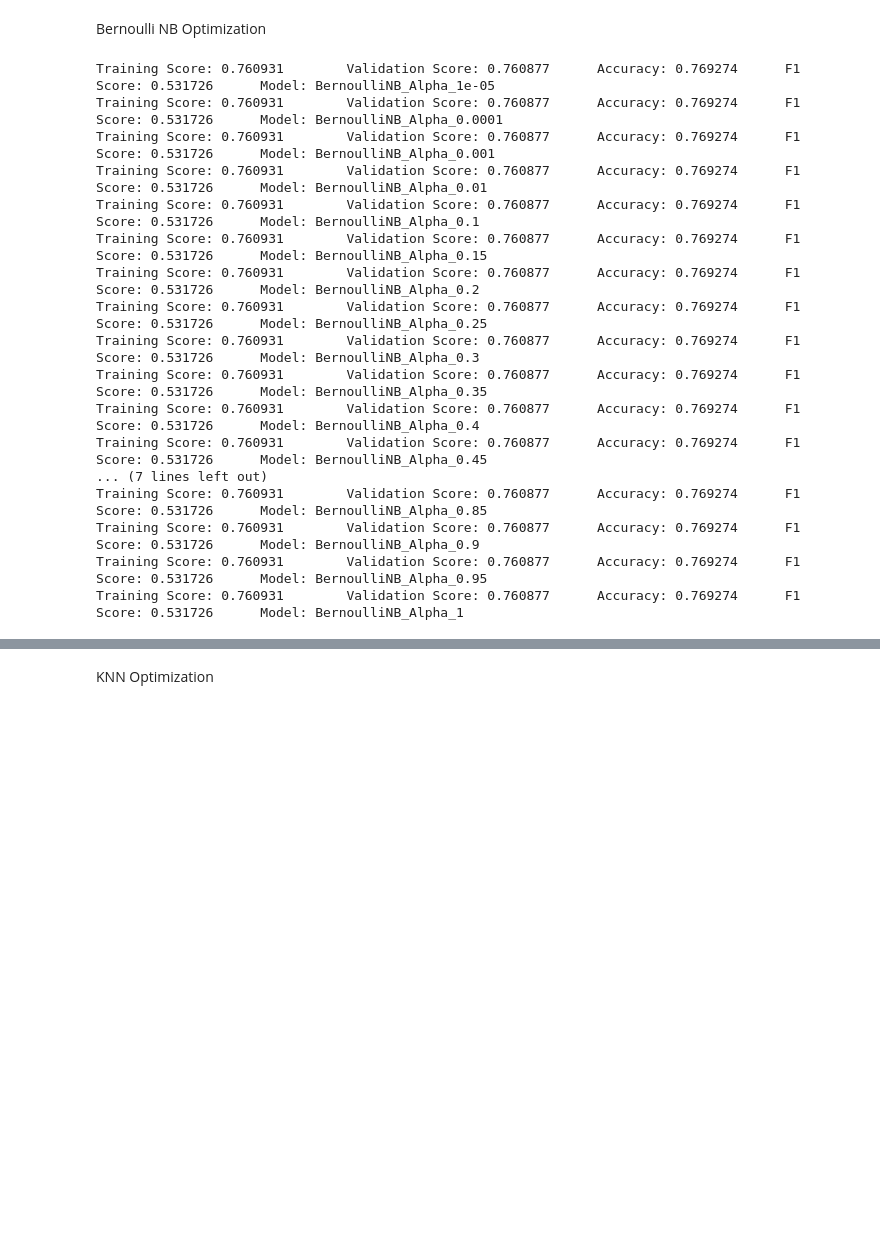
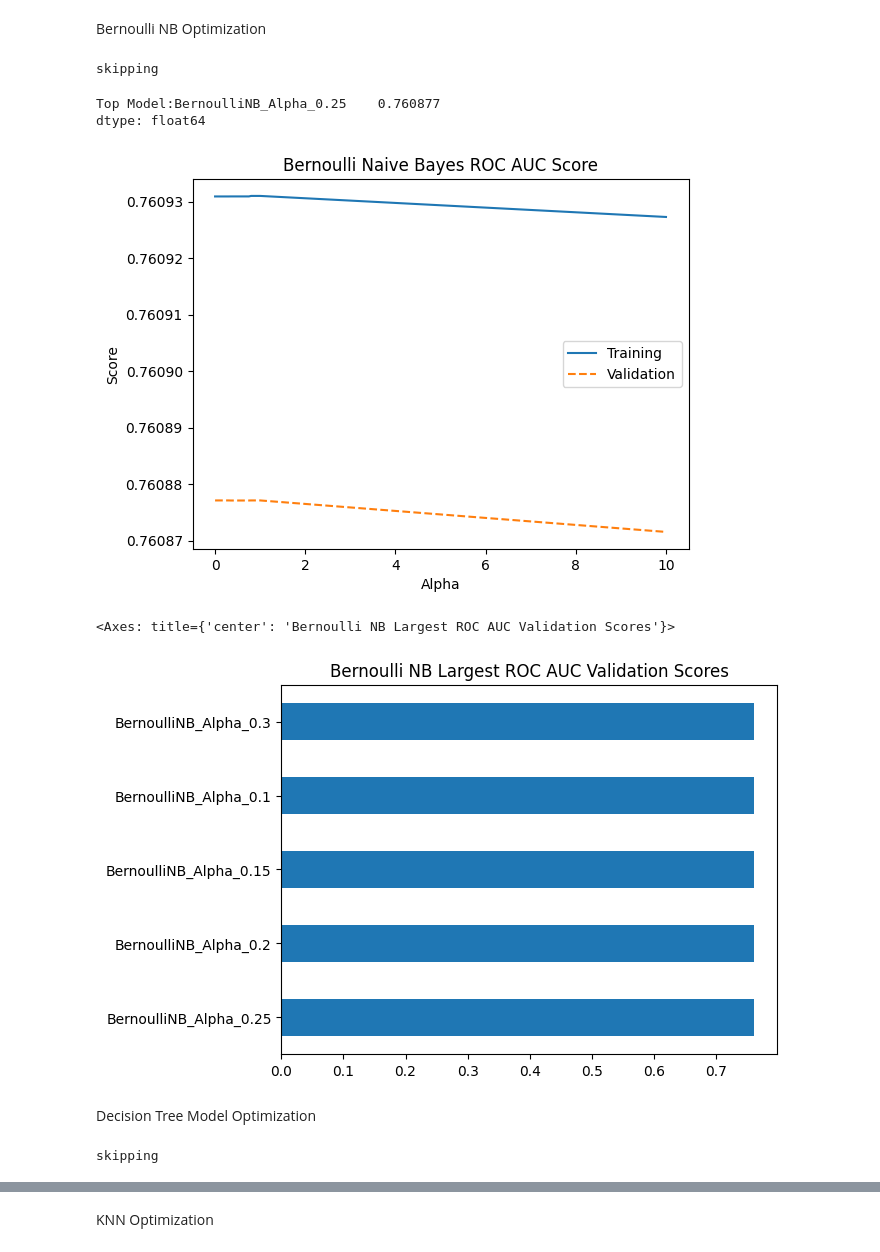
Before and after one commit to dlangdon1/Software-Defects-classification-Detection-, a Jupyter notebook: Program_Defects_Binary_Classification_Project_Hyper_Parameter_Optimization_V1.ipynb, the cells around one changed output, grey strips where cells are left out. Drawn from its saved outputs; the diff is of its cells as text; code cells hidden in the pictures; blank space fills up the shorter version.

```diff
--- a/Program_Defects_Binary_Classification_Project_Hyper_Parameter_Optimization_V1.ipynb
+++ b/Program_Defects_Binary_Classification_Project_Hyper_Parameter_Optimization_V1.ipynb
@@ -416,32 +422,69 @@ Training Score: 0.767159        Validation Score: 0.767144      Accuracy: 0.8006
 # %% [markdown]
 Bernoulli NB Optimization
 # %%
+%%script echo skipping
 BNB = []
-a = [.00001,.0001,.001,.01,.1,.15,.2,.25,.3,.35,.4,.45,.5,.55,.6,.65,.7,.75,.8,.85,.9,.95,1]
+a = [.00001,.0001,.001,.01,.1,.15,.2,.25,.3,.35,.4,.45,.5,.55,.6,.65,.7,.75,.8,.85,.9,.95,1,10]
+
+BNBTrainScores,BNBValScores,BNBAccuracyScores,BNBF1Scores = pd.DataFrame(),pd.DataFrame(),pd.DataFrame(),pd.DataFrame()
+
 for i in range(len(a)):
     BNB.append(('BernoulliNB_Alpha_'+str(a[i]), BernoulliNB(alpha=a[i])),)
 
 
 #Calculate the training and validation ROC AUC scores for each model using the standardized training dataset
 for (model_name, model) in BNB:
-    crossValidation(X_train, y_train,
-                                                    make_pipeline(model),
-                                                    model_name, rskf)
+    BNBTrainScores[model_name],BNBValScores[model_name],BNBAccuracyScores[model_name],BNBF1Scores[model_name] = crossValidation(X_train, y_train, make_pipeline(model), model_name, rskf)
+
+#BNBTrainScores.to_csv("data/Bernoulli_NB/Bernoulli_Training_Scores.csv",index= False)
+#BNBValScores.to_csv("data/Bernoulli_NB/Bernoulli_Validation_Scores.csv",index= False)
+#BNBAccuracyScores.to_csv("data/Bernoulli_NB/Bernoulli_Accuracy_Scores.csv",index= False)
+#BNBF1Scores.to_csv("data/Bernoulli_NB/Bernoulli_F1_Scores.csv",index= False)
 # %% [output]
-Training Score: 0.760931        Validation Score: 0.760877      Accuracy: 0.769274      F1 Score: 0.531726      Model: BernoulliNB_Alpha_1e-05
-Training Score: 0.760931        Validation Score: 0.760877      Accuracy: 0.769274      F1 Score: 0.531726      Model: BernoulliNB_Alpha_0.0001
-Training Score: 0.760931        Validation Score: 0.760877      Accuracy: 0.769274      F1 Score: 0.531726      Model: BernoulliNB_Alpha_0.001
-Training Score: 0.760931        Validation Score: 0.760877      Accuracy: 0.769274      F1 Score: 0.531726      Model: BernoulliNB_Alpha_0.01
-Training Score: 0.760931        Validation Score: 0.760877      Accuracy: 0.769274      F1 Score: 0.531726      Model: BernoulliNB_Alpha_0.1
-Training Score: 0.760931        Validation Score: 0.760877      Accuracy: 0.769274      F1 Score: 0.531726      Model: BernoulliNB_Alpha_0.15
-Training Score: 0.760931        Validation Score: 0.760877      Accuracy: 0.769274      F1 Score: 0.531726      Model: BernoulliNB_Alpha_0.2
-Training Score: 0.760931        Validation Score: 0.760877      Accuracy: 0.769274      F1 Score: 0.531726      Model: BernoulliNB_Alpha_0.25
-Training Score: 0.760931        Validation Score: 0.760877      Accuracy: 0.769274      F1 Score: 0.531726      Model: BernoulliNB_Alpha_0.3
-Training Score: 0.760931        Validation Score: 0.760877      Accuracy: 0.769274      F1 Score: 0.531726      Model: BernoulliNB_Alpha_0.35
-Training Score: 0.760931        Validation Score: 0.760877      Accuracy: 0.769274      F1 Score: 0.531726      Model: BernoulliNB_Alpha_0.4
-Training Score: 0.760931        Validation Score: 0.760877      Accuracy: 0.769274      F1 Score: 0.531726      Model: BernoulliNB_Alpha_0.45
-... (7 lines left out)
-Training Score: 0.760931        Validation Score: 0.760877      Accuracy: 0.769274      F1 Score: 0.531726      Model: BernoulliNB_Alpha_0.85
-Training Score: 0.760931        Validation Score: 0.760877      Accuracy: 0.769274      F1 Score: 0.531726      Model: BernoulliNB_Alpha_0.9
-Training Score: 0.760931        Validation Score: 0.760877      Accuracy: 0.769274      F1 Score: 0.531726      Model: BernoulliNB_Alpha_0.95
-Training Score: 0.760931        Validation Score: 0.760877      Accuracy: 0.769274      F1 Score: 0.531726      Model: BernoulliNB_Alpha_1
+skipping
+# %%
+BNBTraining = pd.read_csv("data/Bernoulli_NB/Bernoulli_Training_Scores.csv")
+BNBValidation = pd.read_csv("data/Bernoulli_NB/Bernoulli_Validation_Scores.csv")
+a = [.00001,.0001,.001,.01,.1,.15,.2,.25,.3,.35,.4,.45,.5,.55,.6,.65,.7,.75,.8,.85,.9,.95,1,10]
+
+print('Top Model:'+str(BNBValidation.mean().sort_values(ascending=False).head(1)))
+
+plt.plot(a,BNBTraining.mean(),label='Training')
+plt.plot(a,BNBValidation.mean(),label='Validation',linestyle='--')
+plt.legend()
+plt.xlabel('Alpha')
+plt.ylabel('Score')
+plt.title('Bernoulli Naive Bayes ROC AUC Score')
+plt.show()
+
+BNBValidation.mean().sort_values(ascending=False).head().plot(kind="barh",title="Bernoulli NB Largest ROC AUC Validation Scores")
+# %% [output]
+Top Model:BernoulliNB_Alpha_0.25    0.760877
+dtype: float64
+[figure, added]
+<Axes: title={'center': 'Bernoulli NB Largest ROC AUC Validation Scores'}>
+[figure, added]
+# %% [markdown]
+Decision Tree Model Optimization
+# %%
+%%script echo skipping
+criterion =['gini','entropy','log_loss']
+depth = [2,3,4,5,6,7,8,9,10,11,12]
+DTTrainScores,DTValScores,DTAccuracyScores,DTF1Scores = pd.DataFrame(),pd.DataFrame(),pd.DataFrame(),pd.DataFrame()
+
+DT =[]
+for i in range(len(criterion)):
+    DT.append(('decision_tree_'+str(criterion[i]),DecisionTreeClassifier(random_state=seed,criterion=criterion[i])))
+    for j in range(len(depth)):
+        DT.append(('decision_tree_'+str(criterion[i])+'_depth_'+str(depth[j]),DecisionTreeClassifier(random_state=seed,criterion=criterion[i],max_depth=depth[j])))
+
+#Calculate the training and validation ROC AUC scores for each model using the standardized training dataset
+for (model_name, model) in DT:
+    DTTrainScores[model_name],DTValScores[model_name],DTAccuracyScores[model_name],DTF1Scores[model_name] = crossValidation(X_train, y_train, make_pipeline(model), model_name, rskf)
+
+#DTTrainScores.to_csv("data/Decision_Tree/Decision_Tree_Training_Scores.csv",index=False)
+#DTValScores.to_csv("data/Decision_Tree/Decision_Tree_Validation_Scores.csv",index=False)
+#DTAccuracyScores.to_csv("data/Decision_Tree/Decision_Tree_Accuracy_Scores.csv",index=False)
+#DTF1Scores.to_csv("data/Decision_Tree/Decision_Tree_F1_Scores.csv",index=False)
+# %% [output]
+skipping
```
Also changed, not shown: parts of 14 cells of this notebook.
